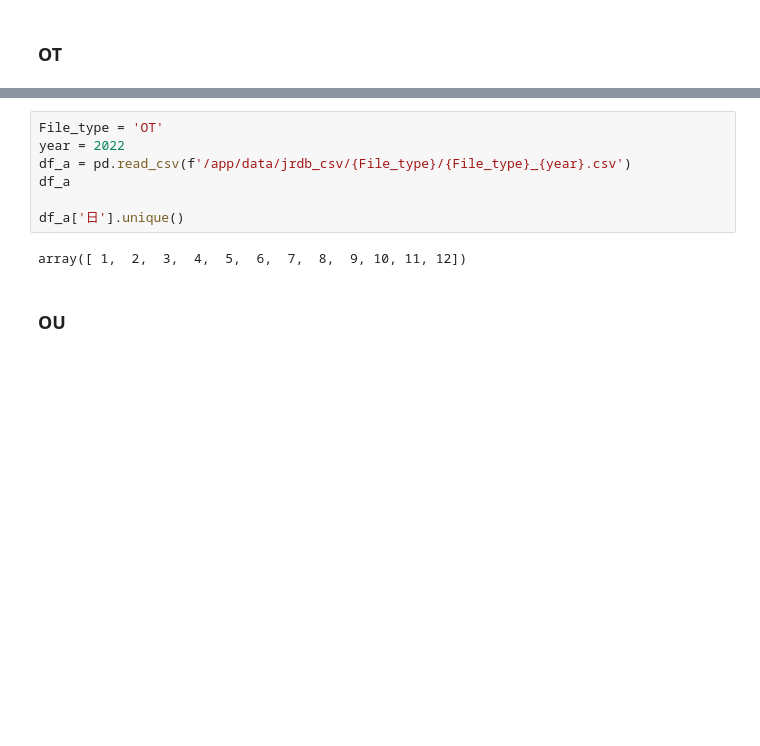
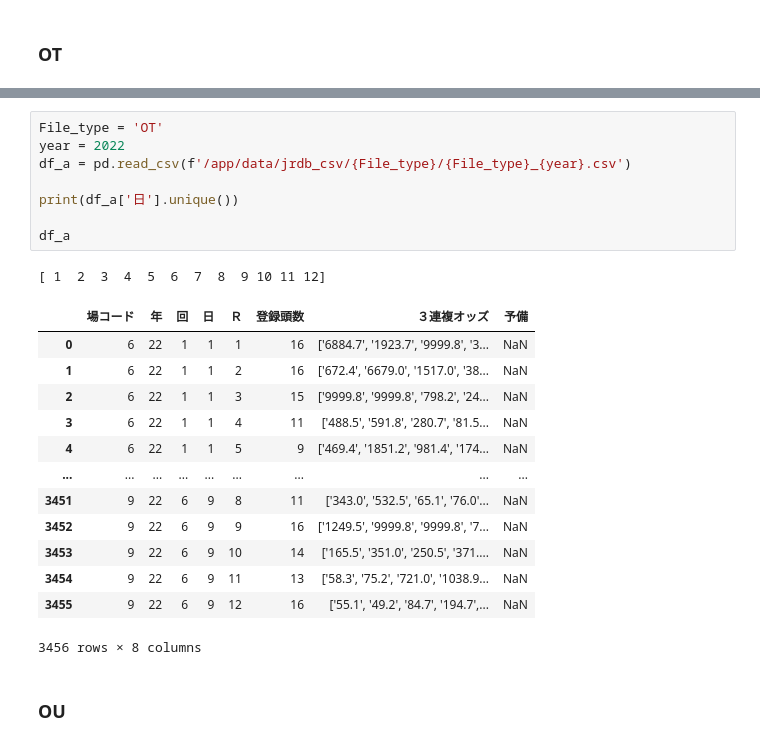
Before and after one commit to abukuma777/get_jrdb, a Jupyter notebook: data_check.ipynb, the cells around one changed output, grey strips where cells are left out. Drawn from its saved outputs; the diff is of its cells as text; blank space fills up the shorter version.

```diff
--- a/data_check.ipynb
+++ b/data_check.ipynb
@@ -546,12 +546,26 @@ Trying encoding: utf-8
 # %%
 File_type = 'OT'
 year = 2022
 df_a = pd.read_csv(f'/app/data/jrdb_csv/{File_type}/{File_type}_{year}.csv')
+
+print(df_a['日'].unique())
+
 df_a
-
-df_a['日'].unique()
 # %% [output]
-array([ 1,  2,  3,  4,  5,  6,  7,  8,  9, 10, 11, 12])
+[ 1  2  3  4  5  6  7  8  9 10 11 12]
+|  | 場コード | 年 | 回 | 日 | Ｒ | 登録頭数 | ３連複オッズ | 予備 |
+| 0 | 6 | 22 | 1 | 1 | 1 | 16 | ['6884.7', '1923.7', '9999.8', '3... | NaN |
+| 1 | 6 | 22 | 1 | 1 | 2 | 16 | ['672.4', '6679.0', '1517.0', '38... | NaN |
+| 2 | 6 | 22 | 1 | 1 | 3 | 15 | ['9999.8', '9999.8', '798.2', '24... | NaN |
+| 3 | 6 | 22 | 1 | 1 | 4 | 11 | ['488.5', '591.8', '280.7', '81.5... | NaN |
+| 4 | 6 | 22 | 1 | 1 | 5 | 9 | ['469.4', '1851.2', '981.4', '174... | NaN |
+| ... | ... | ... | ... | ... | ... | ... | ... | ... |
+| 3451 | 9 | 22 | 6 | 9 | 8 | 11 | ['343.0', '532.5', '65.1', '76.0'... | NaN |
+| 3452 | 9 | 22 | 6 | 9 | 9 | 16 | ['1249.5', '9999.8', '9999.8', '7... | NaN |
+| 3453 | 9 | 22 | 6 | 9 | 10 | 14 | ['165.5', '351.0', '250.5', '371.... | NaN |
+| 3454 | 9 | 22 | 6 | 9 | 11 | 13 | ['58.3', '75.2', '721.0', '1038.9... | NaN |
+| 3455 | 9 | 22 | 6 | 9 | 12 | 16 | ['55.1', '49.2', '84.7', '194.7',... | NaN |
+3456 rows × 8 columns
 # %% [markdown]
 ### OU
 # %%
```
Also changed, not shown: parts of 4 cells of this notebook, 1 other file.
